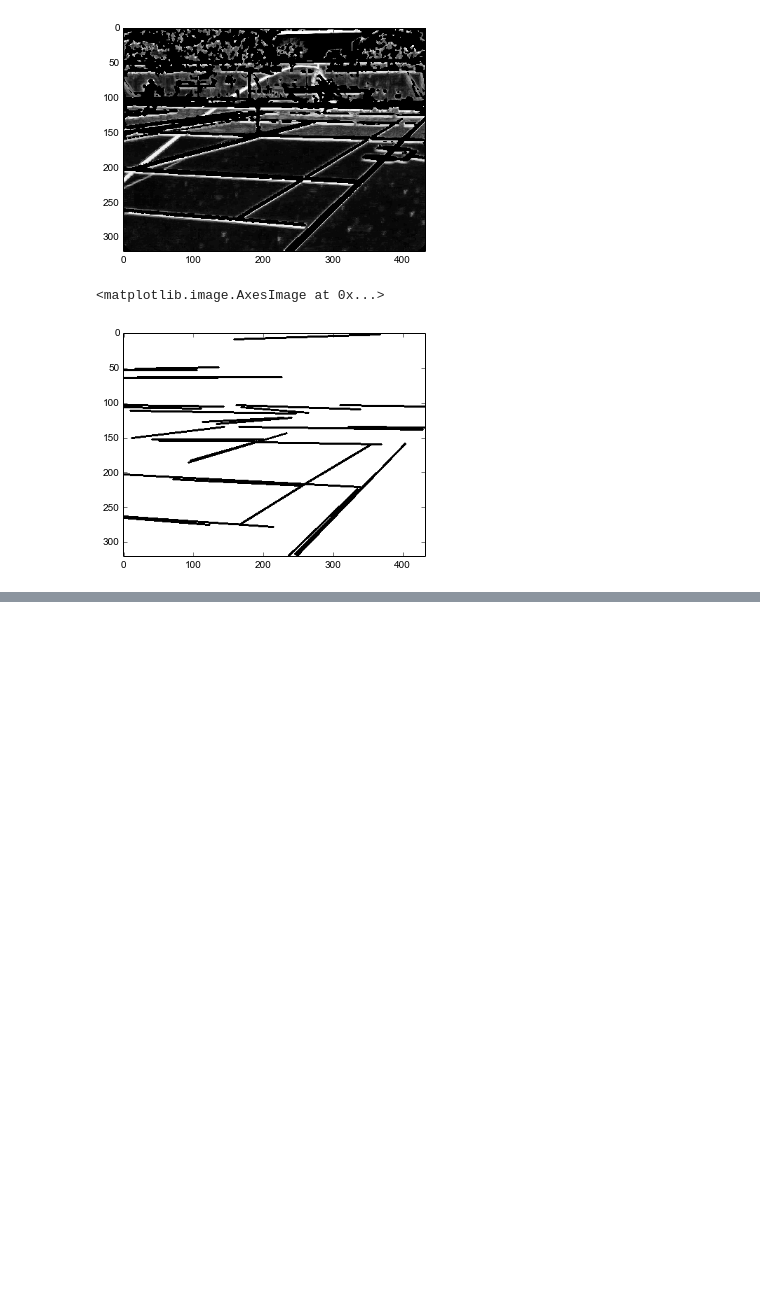
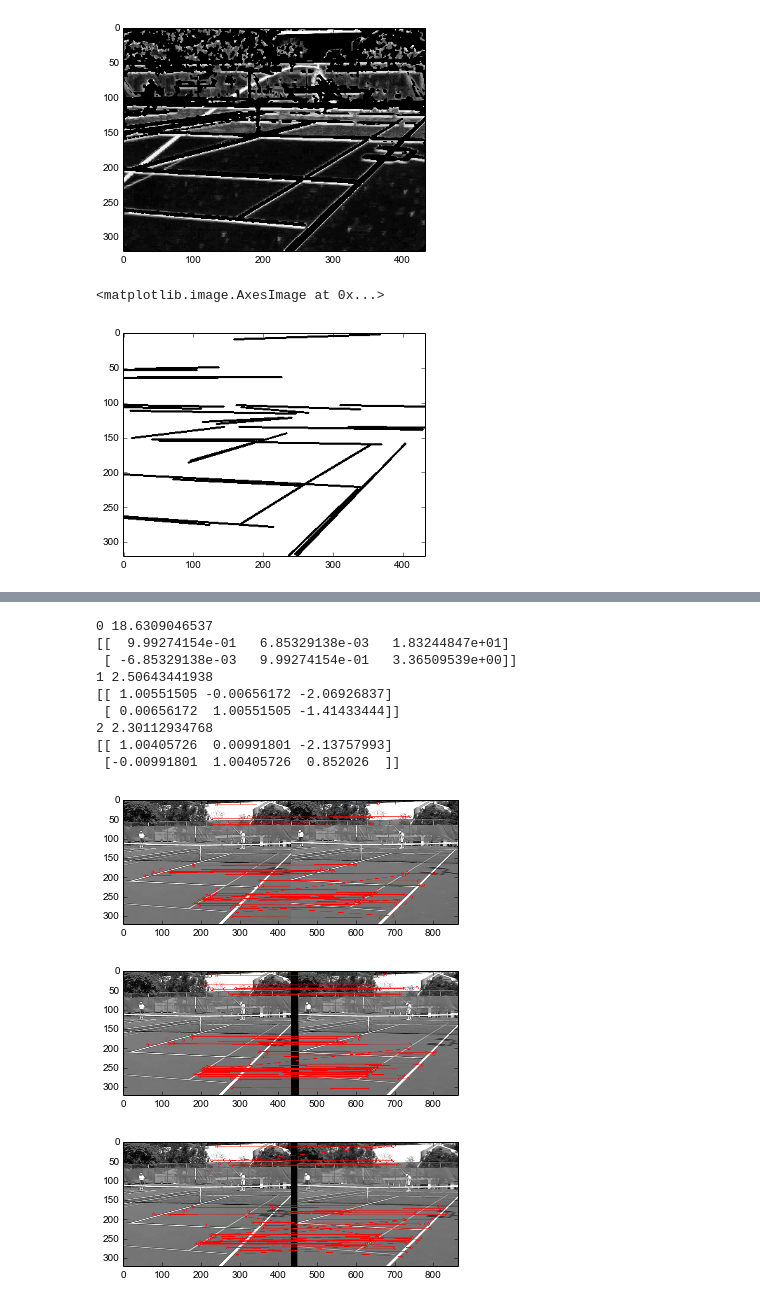
Before and after one commit to wcyuan/opencv_ipynotebook, a Jupyter notebook: Joshua_tennis.ipynb, the cells around one changed output, grey strips where cells are left out. Saved outputs shown, nothing was run; the diff lists cells and outputs as text; code cells hidden in the pictures; blank space fills up the shorter version.

```diff
--- a/Joshua_tennis.ipynb
+++ b/Joshua_tennis.ipynb
@@ -592,0 +604,78 @@ NameError: name 'frames' is not defined
+# %%
+zz =0
+
+def surf_align(im1, im2, num_matches = 10, debug=False):
+
+    global zz
+    # Convert to single channel (maybe make this a generic function)?
+    if len(im1.shape) == 3:
+        gray1 = cv2.cvtColor(im1, cv2.COLOR_RGB2GRAY)
+    else:
+        gray1 = uint8(im1)
+
+    if len(im2.shape) == 3:
+        gray2 = cv2.cvtColor(im2, cv2.COLOR_RGB2GRAY)
+    else:
+        gray2 = uint8(im2)
+
+
+    # Try SURF -- it's not propietary and suposedly faster.
+    surf = cv2.xfeatures2d.SURF_create()
+    kp1, des1 = surf.detectAndCompute(gray1, None)
+    kp2, des2 = surf.detectAndCompute(gray2, None)
+
+
+    # create BFMatcher object/
+    # SURF/SIFT should be NORM_L2 or NORM_L1, since the values actually mean something.
+    # crossCheck means a symmetric matching.
+    #
+    # "BF" means Brute Force.  Maybe look into existance of faster implementation?
+
+    bf = cv2.BFMatcher(cv2.NORM_L2, crossCheck=True)
+    matches = sorted(bf.match(des1, des2), key = lambda x:x.distance)[:num_matches]
+
+
+    src = array(map(lambda x:kp1[x.queryIdx].pt, matches))
+    dst = array(map(lambda x:kp2[x.trainIdx].pt, matches))
+
+    #transform = numpy.append(cv2.estimateRigidTransform(dst, src, False) , [[0,0,1]], axis=0)
+    transform = cv2.estimateRigidTransform(dst, src, False)
+    retval = im2
+    try:
+        nn = transform
+        print zz, sqrt(nn[0,2]*nn[0,2]+nn[1,2]*nn[1,2])
+        zz = zz+1
+        retval = cv2.warpAffine(im2, transform, (gray2.shape[1], gray2.shape[0]))
+    except:
+        print "cannot find transform"
+        print dst, src
+
+
+
+    if debug:
+        im3 = drawMatches(gray1, kp1, gray2, kp2, matches)
+        figure()
+        imshow(im3)
+        print transform
+
+
+    return transform, retval
+
+
+
+nn , dst = surf_align(frames[0], frames[200], 50, True)
+_, dst1= surf_align(frames[0], dst, 50, True)
+_, dst2= surf_align(frames[0], dst1, 50, True)
+# %% [output]
+0 18.6309046537
+[[  9.99274154e-01   6.85329138e-03   1.83244847e+01]
+ [ -6.85329138e-03   9.99274154e-01   3.36509539e+00]]
+1 2.50643441938
+[[ 1.00551505 -0.00656172 -2.06926837]
+ [ 0.00656172  1.00551505 -1.41433444]]
+2 2.30112934768
+[[ 1.00405726  0.00991801 -2.13757993]
+ [-0.00991801  1.00405726  0.852026  ]]
+[figure, added]
+[figure, added]
+[figure, added]
```
Also changed, not shown: parts of 7 cells of this notebook, 6 other files.
